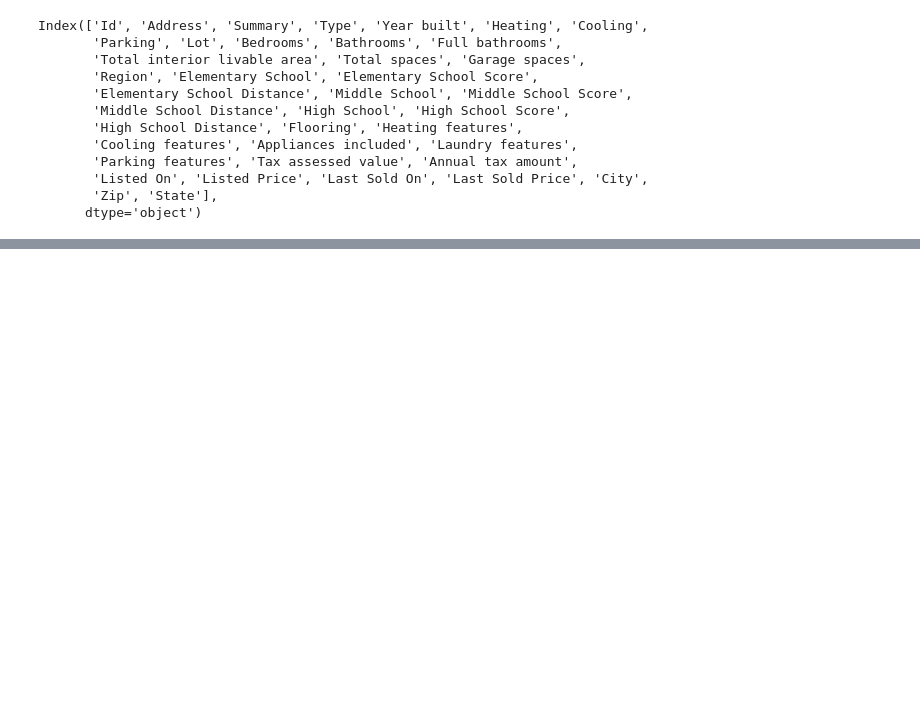
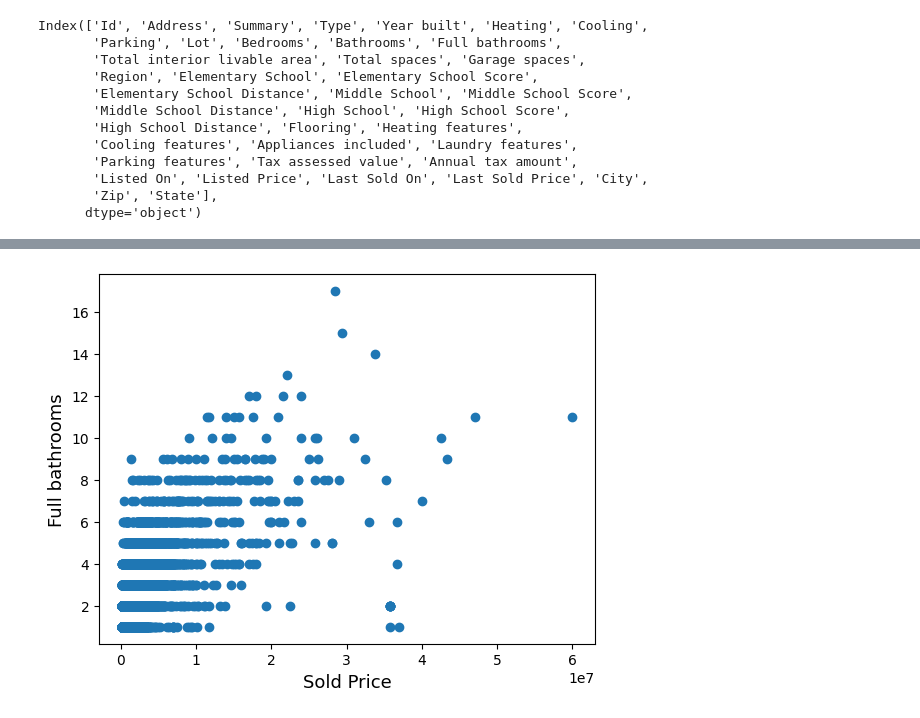
Before and after one commit to DayDayUp-OvO/torch_study, a Jupyter notebook: 15/Untitled.ipynb, the cells around one changed output, grey strips where cells are left out. Saved outputs shown, nothing was run; the diff lists cells and outputs as text; code cells hidden in the pictures; blank space fills up the shorter version.

```diff
--- a/15/Untitled.ipynb
+++ b/15/Untitled.ipynb
@@ -65,0 +140,4 @@ all_features.shape
+# %%
+plot_scatter('Sold Price', 'Full bathrooms')
+# %% [output]
+[figure, added]
```
Also changed, not shown: parts of 25 cells of this notebook, 4 other files.
